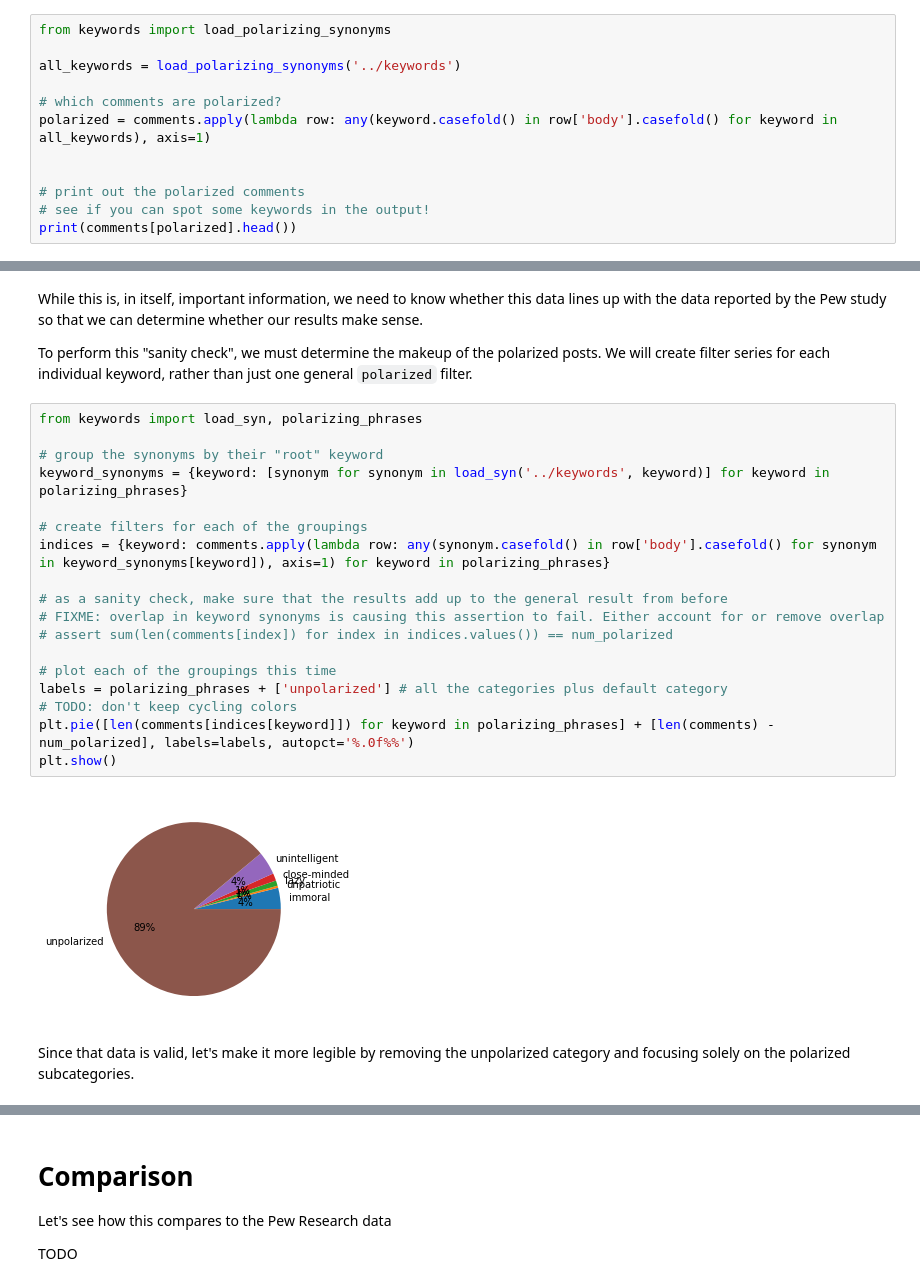
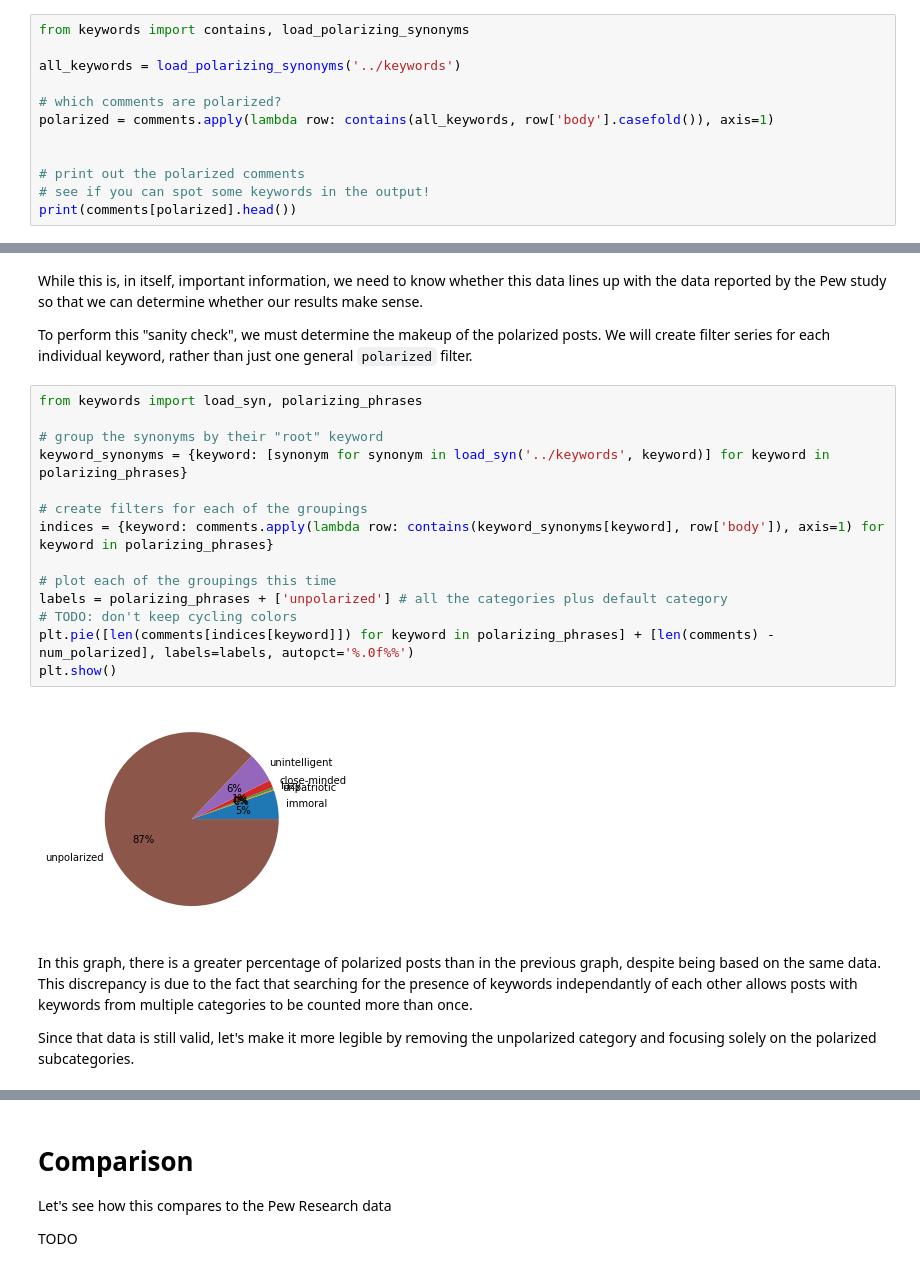
Before and after one commit to Spaceface16518/Polarization, a Jupyter notebook: notebooks/Determining Share of Polarized Submissions Using Keyword Analysis.ipynb, the cells around one changed output, grey strips where cells are left out. Drawn from its saved outputs; the diff is of its cells as text.

Commit message:
refactor keyword analysis

```diff
--- a/notebooks/Determining Share of Polarized Submissions Using Keyword Analysis.ipynb
+++ b/notebooks/Determining Share of Polarized Submissions Using Keyword Analysis.ipynb
@@ -38,12 +38,12 @@ print(comments.head())
 Now that we have some sample data, we can analyze it to see whether it contains polarizing words or phrases.
 We'll keep the polarized comments and filter out the rest
 # %%
-from keywords import load_polarizing_synonyms
+from keywords import contains, load_polarizing_synonyms
 
 all_keywords = load_polarizing_synonyms('../keywords')
 
 # which comments are polarized?
-polarized = comments.apply(lambda row: any(keyword.casefold() in row['body'].casefold() for keyword in all_keywords), axis=1)
+polarized = comments.apply(lambda row: contains(all_keywords, row['body'].casefold()), axis=1)
 
 
 # print out the polarized comments
@@ -76,25 +76,23 @@ We will create filter series for each individual keyword, rather than just one g
 # %%
 from keywords import load_syn, polarizing_phrases
 
 # group the synonyms by their "root" keyword
 keyword_synonyms = {keyword: [synonym for synonym in load_syn('../keywords', keyword)] for keyword in polarizing_phrases}
 
 # create filters for each of the groupings
-indices = {keyword: comments.apply(lambda row: any(synonym.casefold() in row['body'].casefold() for synonym in keyword_synonyms[keyword]), axis=1) for keyword in polarizing_phrases}
-
-# as a sanity check, make sure that the results add up to the general result from before
-# FIXME: overlap in keyword synonyms is causing this assertion to fail. Either account for or remove overlap
-# assert sum(len(comments[index]) for index in indices.values()) == num_polarized
+indices = {keyword: comments.apply(lambda row: contains(keyword_synonyms[keyword], row['body']), axis=1) for keyword in polarizing_phrases}
 
 # plot each of the groupings this time
 labels = polarizing_phrases + ['unpolarized'] # all the categories plus default category
 # TODO: don't keep cycling colors
 plt.pie([len(comments[indices[keyword]]) for keyword in polarizing_phrases] + [len(comments) - num_polarized], labels=labels, autopct='%.0f%%')
 plt.show()
 # %% [output]
-[figure, old version]
+[figure, new version]
-# %% [markdown]
-Since that data is valid, let's make it more legible by removing the unpolarized category and focusing solely on the polarized subcategories.
+# %% [markdown]
+In this graph, there is a greater percentage of polarized posts than in the previous graph, despite being based on the same data. This discrepancy is due to the fact that searching for the presence of keywords independantly of each other allows posts with keywords from multiple categories to be counted more than once.
+
+Since that data is still valid, let's make it more legible by removing the unpolarized category and focusing solely on the polarized subcategories.
 # %%
 plt.pie([len(comments[indices[keyword]]) for keyword in polarizing_phrases], labels=polarizing_phrases, autopct='%.0f%%')
 plt.show()
```
Also changed, not shown: parts of 5 cells of this notebook, 1 other file.
